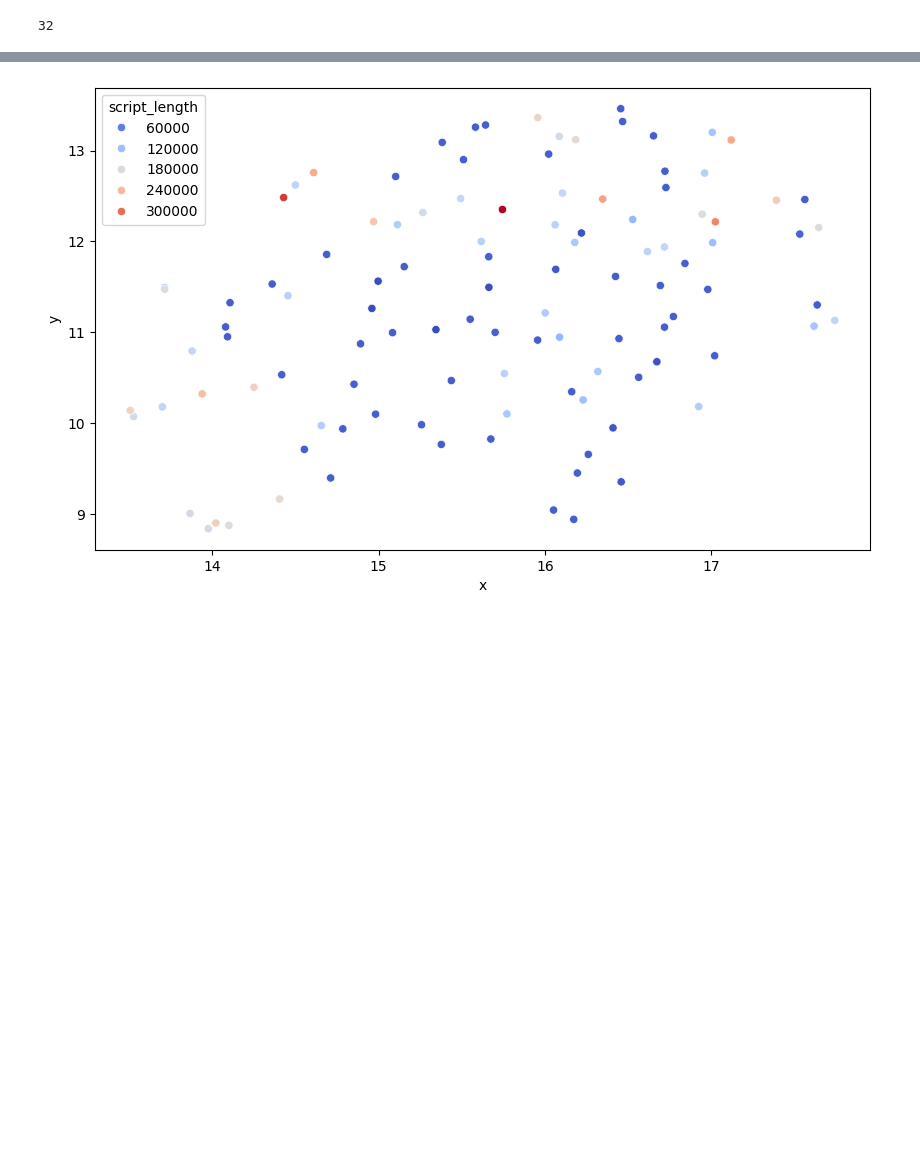
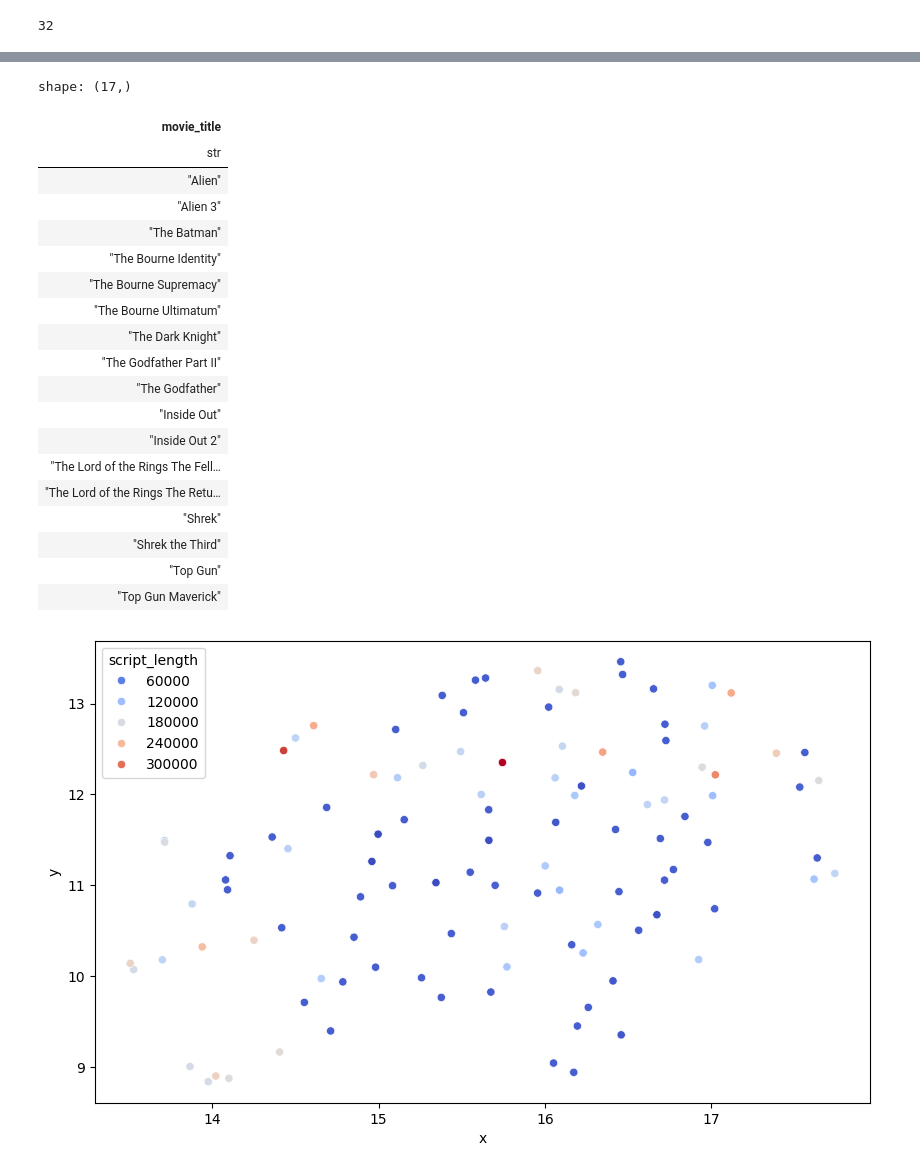
Before and after one commit to award96/Movie-Script-Vector-Search, a Jupyter notebook: 3-visualize-similarity.ipynb, the cells around one changed output, grey strips where cells are left out. Drawn from its saved outputs; the diff is of its cells as text; code cells hidden in the pictures; blank space fills up the shorter version.

```diff
--- a/3-visualize-similarity.ipynb
+++ b/3-visualize-similarity.ipynb
@@ -484,3 +325,26 @@ plt.show()
+# %%
+movies_to_label_on_plot
+# %% [output]
+shape: (17,)
+| movie_title |
+| str |
+| "Alien" |
+| "Alien 3" |
+| "The Batman" |
+| "The Bourne Identity" |
+| "The Bourne Supremacy" |
+| "The Bourne Ultimatum" |
+| "The Dark Knight" |
+| "The Godfather Part II" |
+| "The Godfather" |
+| "Inside Out" |
+| "Inside Out 2" |
+| "The Lord of the Rings The Fell… |
+| "The Lord of the Rings The Retu… |
+| "Shrek" |
+| "Shrek the Third" |
+| "Top Gun" |
+| "Top Gun Maverick" |
 # %%
 fig, ax = plt.subplots(figsize=(10,6))
 
```
Also changed, not shown: parts of 28 cells of this notebook, 1 other file.
